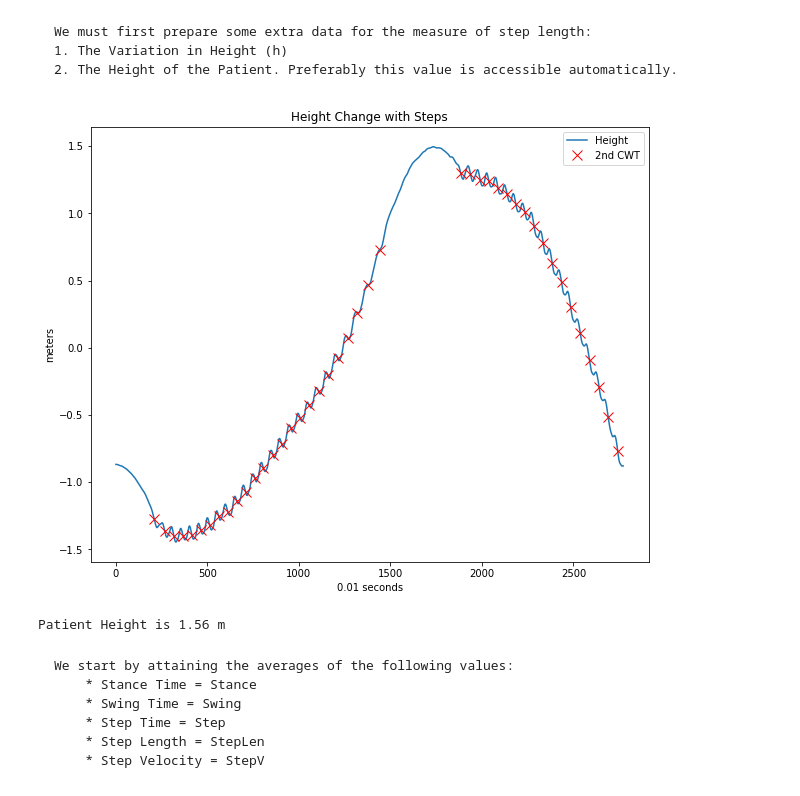
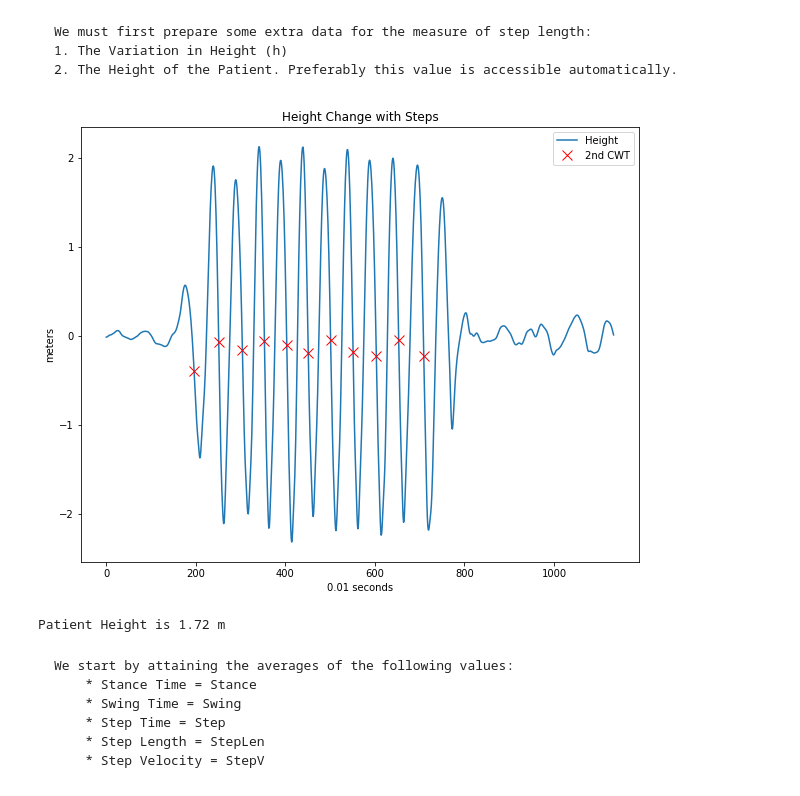
Before and after one commit to branku7/Gait-Metrics-Extraction, a Jupyter notebook: lasige-walk-metrics-extraction.ipynb, the cells around one changed output. Cells and saved outputs as stored; diff of their text form; code cells hidden in the pictures.

```diff
--- a/lasige-walk-metrics-extraction.ipynb
+++ b/lasige-walk-metrics-extraction.ipynb
@@ -19,3 +17,5 @@ file = '30457_A.Reis_Reassesment Pos-campus_Trunk_Walk.csv'
+# %%
+file = '17367_clinical_trunk_Walk.csv'
 # %%
 data = pd.read_csv('./data/walk/' + file, header = None)
 data.head()
@@ -207,19 +208,20 @@ from scripts.metrics_table import *
     2. The Height of the Patient. Preferably this value is accessible automatically.
 # %%
 h = integrate_Hz(Vz)
+h = butter_bandpass_filter(h, 1, fs, btype='high') # Need to validate this
 
 legend = ['Height','2nd CWT','Vz','IC','FC']
 title = 'Height Change with Steps'
 IC_values = [new_IC,normalize(h)[new_IC]]
 
 visualize_signal(legend, title, h, ylabel = 'meters', IC = IC_values)
 # %% [output]
-[figure, old version]
+[figure, new version]
 # %%
 patient_height = patientInfo['height'] / 100
 print(f"Patient Height is {patient_height} m")
 # %% [output]
-Patient Height is 1.56 m
+Patient Height is 1.72 m
 # %% [markdown]
     We start by attaining the averages of the following values:
         * Stance Time = Stance
```
Also changed, not shown: parts of 12 cells of this notebook.
